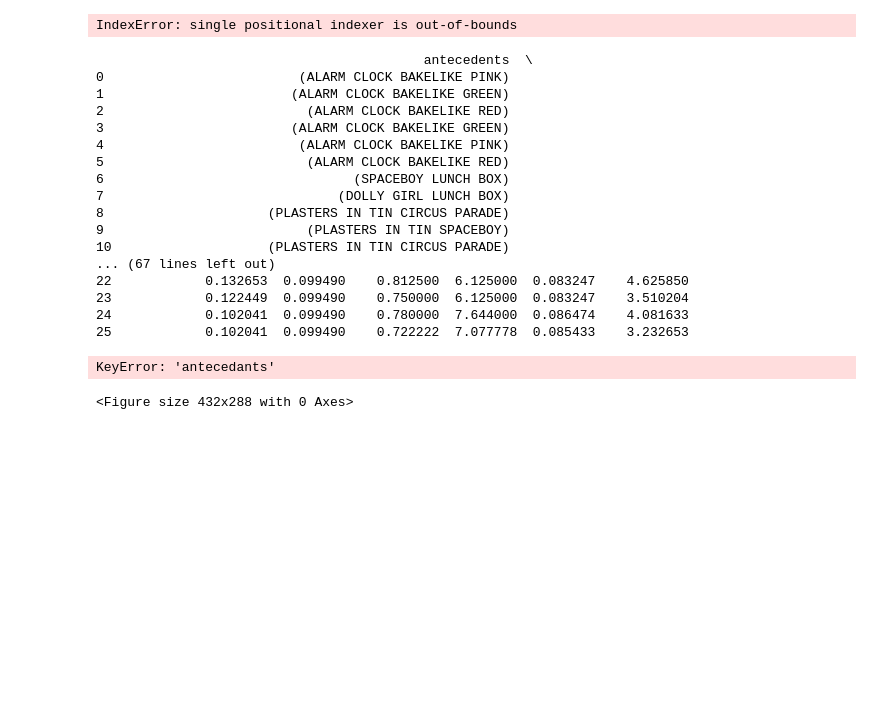
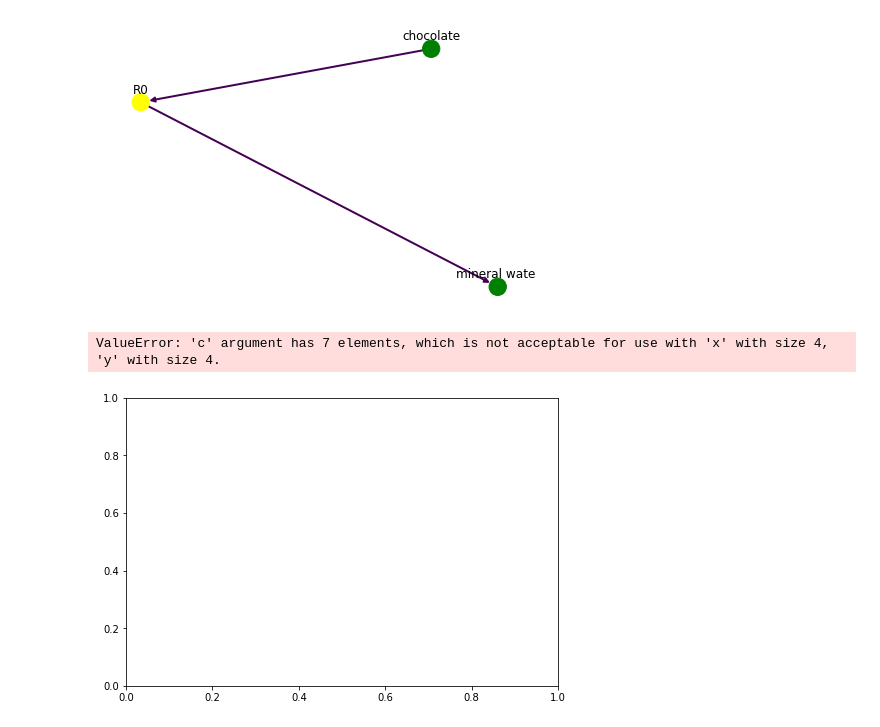
Before and after one commit to mdrijwan123/Data-Science-Business-UseCases-with-Python, a Jupyter notebook: Association Retail Store Apriori/Association using inbuild File.ipynb, the cells around one changed output. Drawn from its saved outputs; the diff is of its cells as text; code cells hidden in the pictures; blank space fills up the shorter version.

```diff
--- a/Association Retail Store Apriori/Association using inbuild File.ipynb
+++ b/Association Retail Store Apriori/Association using inbuild File.ipynb
@@ -47,7 +110,6 @@ import numpy as np
 def draw_graph(rules, rules_to_show):
     import networkx as nx
     G1 = nx.DiGraph()
-
     color_map=[]
     N = 50
     colors = np.random.rand(N)
@@ -56,17 +118,17 @@ def draw_graph(rules, rules_to_show):
     for i in range (rules_to_show):
         G1.add_nodes_from(["R"+str(i)])
 
-        for a in rules.iloc[i]['antecedants']:
+        for a in rules.iloc[i]['antecedents']:
 
             G1.add_nodes_from([a])
 
             G1.add_edge(a, "R"+str(i), color=colors[i] , weight = 2)
 
-        for c in rules.iloc[i]['consequents']:
+        for k in rules.iloc[i]['consequents']:
 
-                G1.add_nodes_from()
+                G1.add_nodes_from([k])
 
-                G1.add_edge("R"+str(i), c, color=colors[i],  weight=2)
+                G1.add_edge("R"+str(i), k, color=colors[i],  weight=2)
 
         for node in G1:
             found_a_string = False
@@ -90,70 +152,8 @@ def draw_graph(rules, rules_to_show):
         nx.draw_networkx_labels(G1, pos)
         plt.show()
 # %%
-draw_graph (rules, 6)
+draw_graph(rules, 10)
 # %% [output]
+[figure, added]
-IndexError: single positional indexer is out-of-bounds
+ValueError: 'c' argument has 7 elements, which is not acceptable for use with 'x' with size 4, 'y' with size 4.
+[figure, added]
-# %%
-df = pd.read_excel('http://archive.ics.uci.edu/ml/machine-learning-databases/00352/Online%20Retail.xlsx')
-
-df['Description'] = df['Description'].str.strip()
-df.dropna(axis=0, subset=['InvoiceNo'], inplace=True)
-df['InvoiceNo'] = df['InvoiceNo'].astype('str')
-df = df[~df['InvoiceNo'].str.contains('C')]
-
-basket = (df[df['Country'] =="France"]
-          .groupby(['InvoiceNo', 'Description'])['Quantity']
-          .sum().unstack().reset_index().fillna(0)
-          .set_index('InvoiceNo'))
-
-def encode_units(x):
-    if x <= 0:
-        return 0
-    if x >= 1:
-        return 1
-basket_sets = basket.applymap(encode_units)
-basket_sets.drop('POSTAGE', inplace=True, axis=1)
-
-frequent_itemsets = apriori(basket_sets, min_support=0.07, use_colnames=True)
-
-rules = association_rules(frequent_itemsets, metric="lift", min_threshold=1)
-rules.head()
-
-print (rules)
-
-support=rules.as_matrix(columns=['support'])
-confidence=rules.as_matrix(columns=['confidence'])
-
-import seaborn as sns1
-
-for i in range (len(support)):
-    support[i] = support[i]
-    confidence[i] = confidence[i]
-
-plt.title('Association Rules')
-plt.xlabel('support')
-plt.ylabel('confidence')
-sns1.regplot(x=support, y=confidence, fit_reg=False)
-
-plt.gcf().clear()
-draw_graph (rules, 10)
-# %% [output]
-                                          antecedents  \
-0                         (ALARM CLOCK BAKELIKE PINK)
-1                        (ALARM CLOCK BAKELIKE GREEN)
-2                          (ALARM CLOCK BAKELIKE RED)
-3                        (ALARM CLOCK BAKELIKE GREEN)
-4                         (ALARM CLOCK BAKELIKE PINK)
-5                          (ALARM CLOCK BAKELIKE RED)
-6                                (SPACEBOY LUNCH BOX)
-7                              (DOLLY GIRL LUNCH BOX)
-8                     (PLASTERS IN TIN CIRCUS PARADE)
-9                          (PLASTERS IN TIN SPACEBOY)
-10                    (PLASTERS IN TIN CIRCUS PARADE)
-... (67 lines left out)
-22            0.132653  0.099490    0.812500  6.125000  0.083247    4.625850
-23            0.122449  0.099490    0.750000  6.125000  0.083247    3.510204
-24            0.102041  0.099490    0.780000  7.644000  0.086474    4.081633
-25            0.102041  0.099490    0.722222  7.077778  0.085433    3.232653
-KeyError: 'antecedants'
-<Figure size 432x288 with 0 Axes>
```
Also changed, not shown: parts of 10 cells of this notebook, 6 other files.
